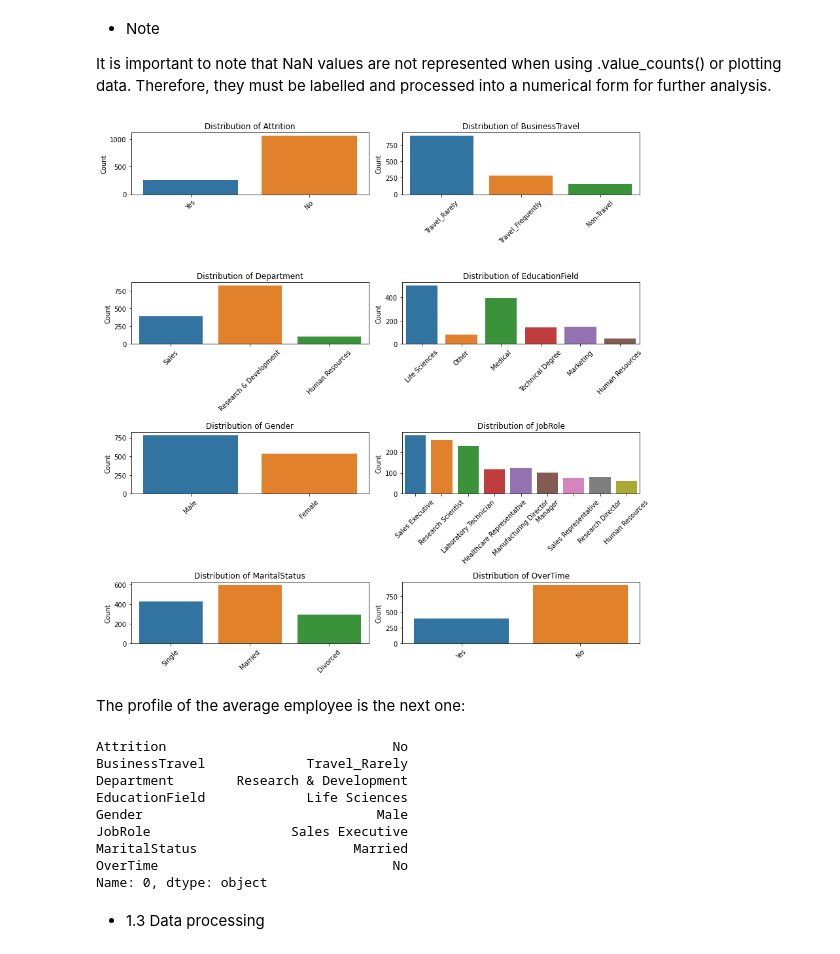
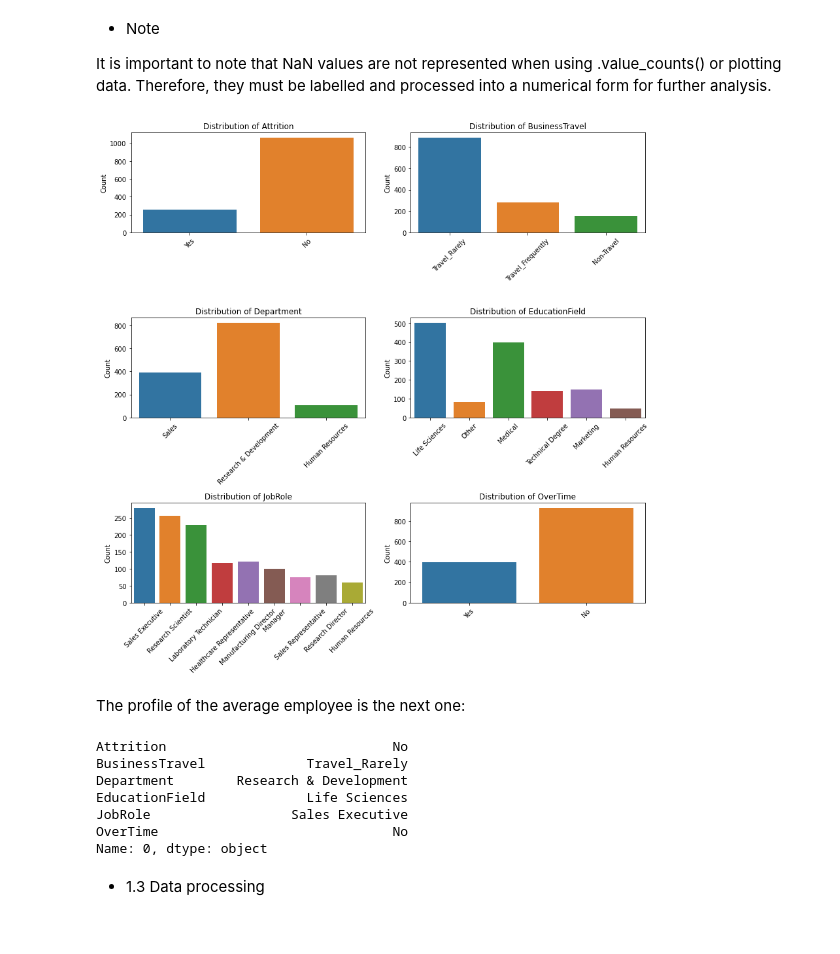
Before and after one commit to EduardoJMatosRomero/MLDPSTCA2, a Jupyter notebook: EduardoJMatosRomero_sba23298_Lvl8_CA2.ipynb, the cells around one changed output. Saved outputs shown, nothing was run; the diff lists cells and outputs as text; code cells hidden in the pictures.

```diff
--- a/EduardoJMatosRomero_sba23298_Lvl8_CA2.ipynb
+++ b/EduardoJMatosRomero_sba23298_Lvl8_CA2.ipynb
@@ -239,5 +258,5 @@ We have decided to remove the term 'Over18' as it is redundant with the data we
 # %%
-df.drop('Over18', axis=1, inplace=True)
+df.drop(['Over18','Gender','MaritalStatus','WorkLifeBalance'], axis=1, inplace=True)
 # %% [markdown]
 Statisitical description of numerical columns?
 # %%
@@ -371,7 +377,7 @@ Name: Department, dtype: int64
 categorical_columns = df.select_dtypes(include=['object']).columns
 
 # Plotting the distribution of each categorical variable
-fig, axes = plt.subplots(4, 2, figsize=(12, 12))
+fig, axes = plt.subplots(3, 2, figsize=(12, 12))
 axes = axes.flatten()
 
 for i, col in enumerate(categorical_columns):
@@ -394,21 +400,21 @@ df_cat_columns = df[categorical_columns].fillna('Missing')
 # %%
 categorical_columns = df_cat_columns.select_dtypes(include=['object']).columns
 
 # Plotting the distribution of each categorical variable
-fig, axes = plt.subplots(4, 2, figsize=(12, 12))
+fig, axes = plt.subplots(3, 2, figsize=(12, 12))
 axes = axes.flatten()
 
 for i, col in enumerate(categorical_columns):
     sns.countplot(x=col, data=df, ax=axes[i])
     axes[i].set_title(f'Distribution of {col}')
     axes[i].set_xlabel('')
     axes[i].set_ylabel('Count')
     axes[i].tick_params(axis='x', rotation=45)
 
 plt.tight_layout()
 plt.show()
 # %% [output]
-[figure, old version]
+[figure, new version]
 # %% [markdown]
 The profile of the average employee is the next one:
 # %%
@@ -419,9 +425,7 @@ Attrition                             No
 BusinessTravel             Travel_Rarely
 Department        Research & Development
 EducationField             Life Sciences
-Gender                              Male
 JobRole                  Sales Executive
-MaritalStatus                    Married
 OverTime                              No
 Name: 0, dtype: object
 # %% [markdown]
```
Also changed, not shown: parts of 151 cells of this notebook.
